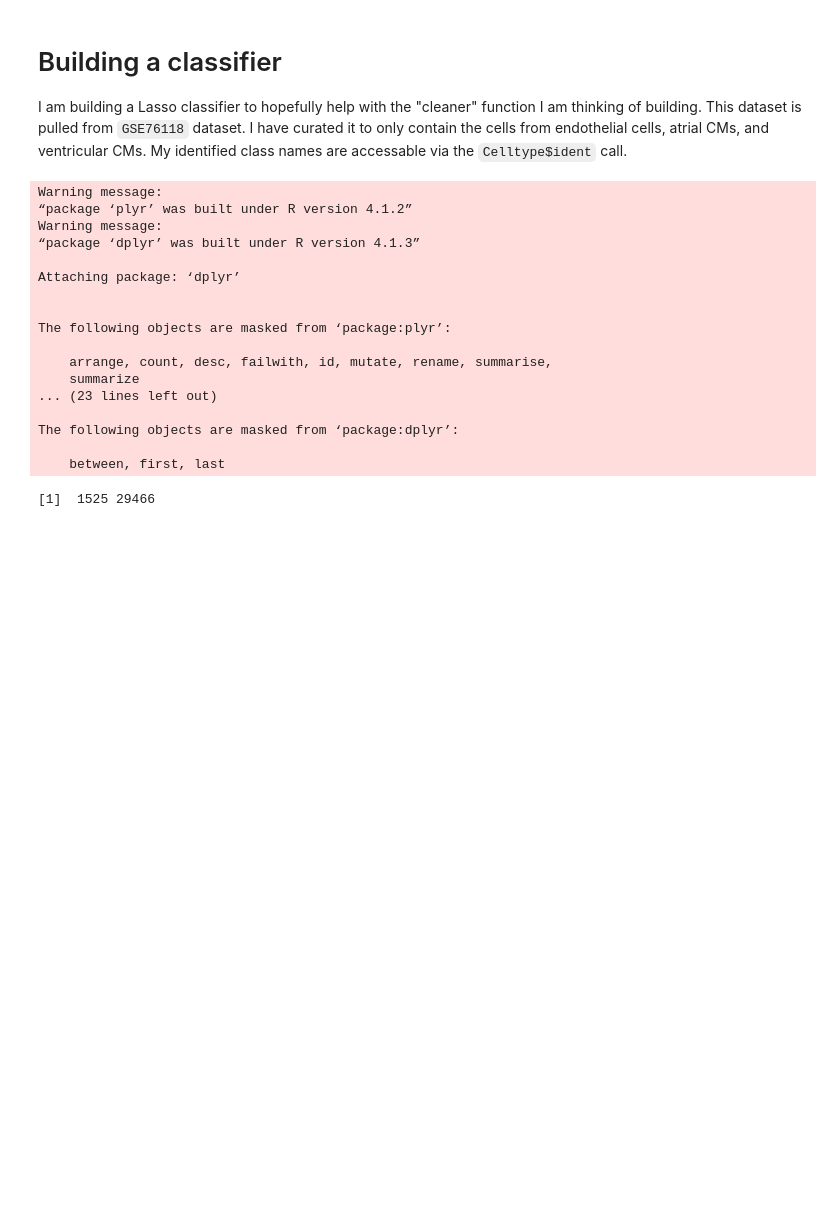
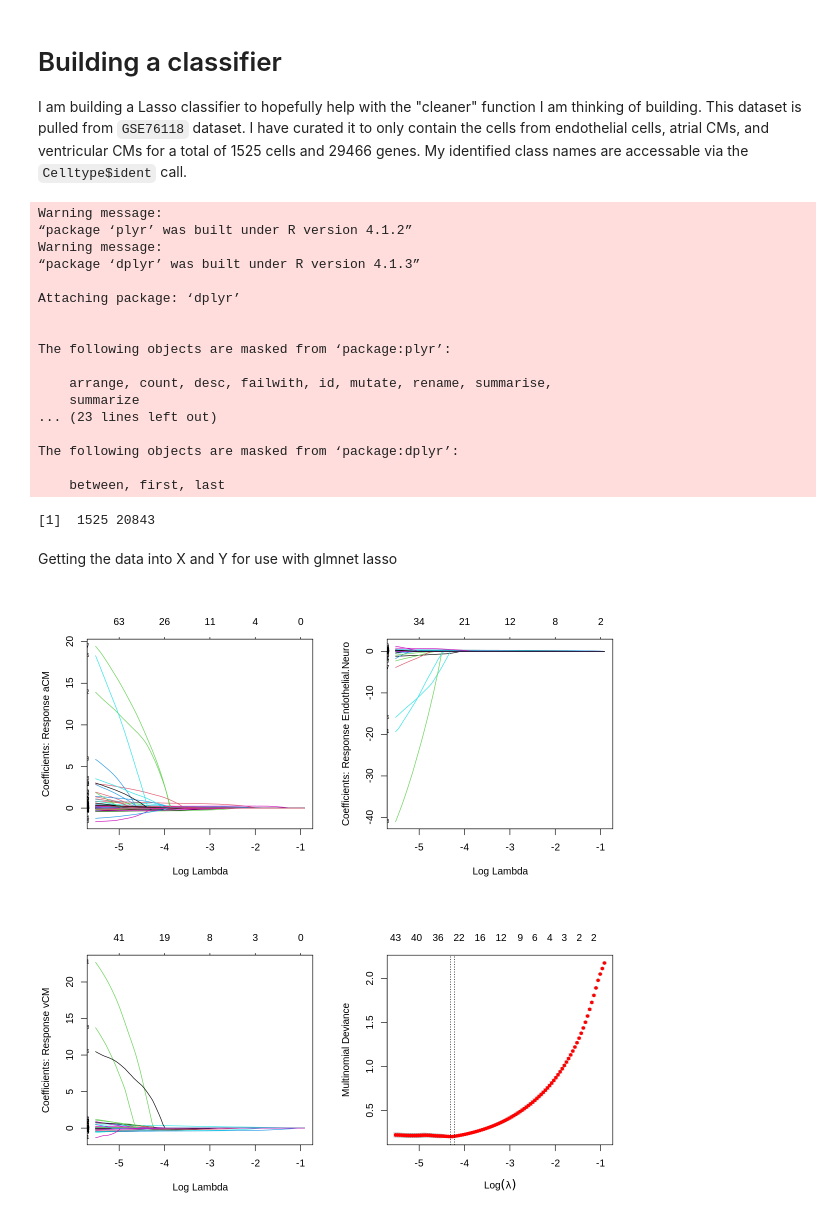
Before and after one commit to Matthew1309/Intuitions, a Jupyter notebook: Statistics/Linear_regression/Predicting_classes_from_gene_expression.ipynb, the cells around one changed output. Cells and saved outputs as stored; diff of their text form; code cells hidden in the pictures; blank space fills up the shorter version.

Commit message:
Builds a classifier for celltypes using Lasso, and lists concerns

````diff
--- a/Statistics/Linear_regression/Predicting_classes_from_gene_expression.ipynb
+++ b/Statistics/Linear_regression/Predicting_classes_from_gene_expression.ipynb
@@ -1,7 +1,7 @@
 # %% [markdown]
 # Building a classifier
 
-I am building a Lasso classifier to hopefully help with the "cleaner" function I am thinking of building. This dataset is pulled from ```GSE76118``` dataset. I have curated it to only contain the cells from endothelial cells, atrial CMs, and ventricular CMs. My identified class names are accessable via the ```Celltype$ident``` call.
+I am building a Lasso classifier to hopefully help with the "cleaner" function I am thinking of building. This dataset is pulled from ```GSE76118``` dataset. I have curated it to only contain the cells from endothelial cells, atrial CMs, and ventricular CMs for a total of 1525 cells and 29466 genes. My identified class names are accessable via the ```Celltype$ident``` call.
 # %%
 library(leaps)
 library(plyr)
@@ -23,7 +23,8 @@ rownames(Celltype) <- Celltype[,1]
 Celltype$V1 <- NULL
 
 # I am going to get rid of the Gm genes because I feel they pollute my results
-Celltype <- subset(Celltype, colnames(Celltype) %!in% colnames(Celltype)[grepl("^Gm[1-9]{4,9}", colnames(Celltype))])#Celltype[,-grepl("^Gm[1-9]{4,9}", colnames(Celltype))]
+cols.to.remove <- colnames(Celltype)[grepl("^Gm[0-9]{4,9}", colnames(Celltype))]
+Celltype <- Celltype[colnames(Celltype) %!in% cols.to.remove]
 
 dim(Celltype)
 # %% [output]
@@ -44,4 +45,21 @@ The following objects are masked from ‘package:plyr’:
 The following objects are masked from ‘package:dplyr’:
 
     between, first, last
-[1]  1525 29466
+[1]  1525 20843
+# %% [markdown]
+Getting the data into X and Y for use with glmnet lasso
+# %%
+X = as.matrix(Celltype[,1:dim(Celltype)[2]-1])
+Y = Celltype$ident
+rm(Celltype)
+# %%
+lasso.fit <- glmnet(X,Y, family = 'multinomial')
+lasso.cv <- cv.glmnet(X,Y, nfolds=5, family = 'multinomial')
+
+par(mfrow=c(1,2))
+options(repr.plot.height=5, repr.plot.width = 10)
+plot(lasso.fit, xvar = 'lambda', label=T)
+plot(lasso.cv)
+# %% [output]
+[figure, added]
+[figure, added]
````
Also changed, not shown: parts of 3 cells of this notebook.
